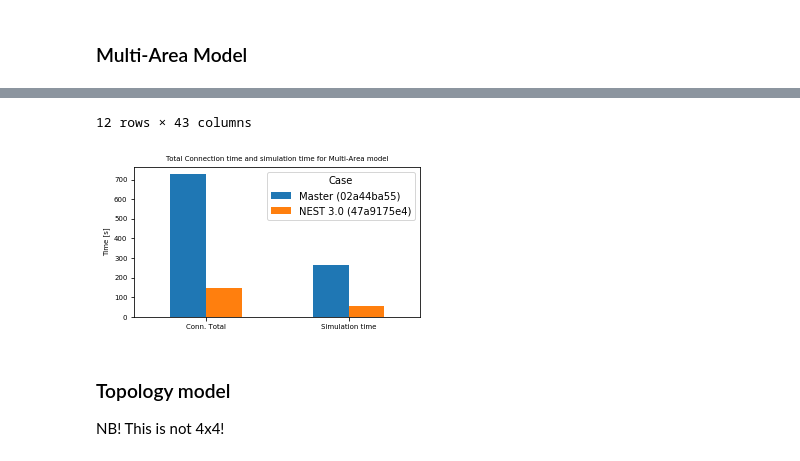
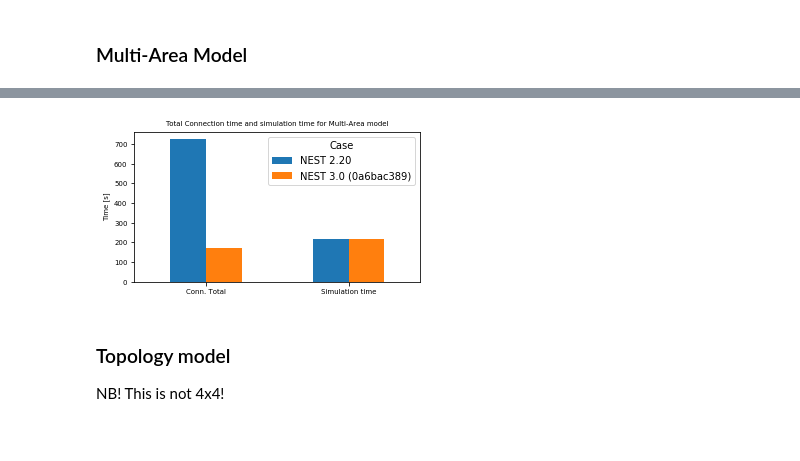
Before and after one commit to INM-6/beNNch, a Jupyter notebook: results/NEST_3_0_benchmark_results/NEST_3_0_benchmarks.ipynb, the cells around one changed output, grey strips where cells are left out. Cells and saved outputs as stored; diff of their text form; code cells hidden in the pictures.

Commit message:
Updated MAM results

```diff
--- a/results/NEST_3_0_benchmark_results/NEST_3_0_benchmarks.ipynb
+++ b/results/NEST_3_0_benchmark_results/NEST_3_0_benchmarks.ipynb
@@ -348,12 +348,14 @@ TypeError: Empty 'DataFrame': no numeric data to plot
 # %% [markdown]
 ### Multi-Area Model
 # %%
-MAM_m = pd.read_csv('results/multi-area_model_02a44ba55_daint.csv')
-MAM_m['Case'] = ['Master (02a44ba55)'] * len(MAM_m)
-MAM_3 = pd.read_csv('results/multi-area_model_3_0_47a9175e4_daint.csv')
-MAM_3['Case'] = ['NEST 3.0 (47a9175e4)'] * len(MAM_m)
+MAM_220 = pd.read_csv('results/multi-area_model_2_20_daint.csv')
+MAM_220['Case'] = ['NEST 2.20'] * len(MAM_220)
+MAM_3 = pd.read_csv('results/multi-area_model_3_0_0a6bac389_daint.csv')
+MAM_3['Case'] = ['NEST 3.0 (0a6bac389)'] * len(MAM_3)
+MAM_3_old = pd.read_csv('results/multi-area_model_3_0_47a9175e4_daint.csv')
+MAM_3_old['Case'] = ['NEST 3.0 (47a9175e4) - old'] * len(MAM_3_old)
 
-MAM = pd.concat([MAM_m, MAM_3])
+MAM = pd.concat([MAM_220, MAM_3, MAM_3_old])
 
 MAM['T_conns_min'] = MAM['T_network_global_min'] + MAM['T_connect_min']
 MAM['T_conns_max'] = MAM['T_network_global_max'] + MAM['T_connect_max']
@@ -390,19 +375,33 @@ Name: N_nrns, dtype: int64
 # %%
-MAM_16 = MAM[MAM['NUMBER_OF_NODES']==16]
+if True:
+    MAM_full_220 = pd.read_csv('results/multi-area_model_2_20_daint_full.csv')
+    MAM_full_220['Case'] = ['NEST 2.20'] * len(MAM_full_220)
+    MAM_full_3 = pd.read_csv('results/multi-area_model_3_0_0a6bac389_daint_full.csv')
+    MAM_full_3['Case'] = ['NEST 3.0 (0a6bac389)'] * len(MAM_full_3)
+
+    MAM_full = pd.concat([MAM_full_220, MAM_full_3])
+
+    MAM_full['T_conns_min'] = MAM_full['T_network_global_min'] + MAM_full['T_connect_min']
+    MAM_full['T_conns_max'] = MAM_full['T_network_global_max'] + MAM_full['T_connect_max']
+
+    MAM_full= calculate_T_conn_and_memory(MAM_full)
+else:
+    MAM_full = MAM[MAM['NUMBER_OF_NODES']==16]
+
+MAM_full['Simulation time'] = MAM_full['T_sim']
 
 values = ['Conn. Total', 'Simulation time']
 
-df_p = pd.pivot_table(MAM_16, columns='Case', values=values)
+df_p = pd.pivot_table(MAM_full, columns='Case', values=values)
 
 fig, axes = plt.subplots(nrows=1, ncols=1, figsize=(cm2inch(13),cm2inch(7)))
-
 df_p.plot(kind='bar', ax = axes, title='Total Connection time and simulation time for Multi-Area model',
           fontsize=fontsize_axis, rot=0)
 axes.set_ylabel('Time [s]')
 
 fig.savefig("figures/multi-area_model_original_size_Tconntotal_tsim.pdf", bbox_inches='tight')
 
-fig.savefig("figures/multi-area_model_original_size_Tconntotal_tsim.svg", bbox_inches='tight')
+#fig.savefig("figures/multi-area_model_original_size_Tconntotal_tsim.svg", bbox_inches='tight')
 
-MAM
+df_p
 # %% [output]
@@ -422,5 +411,4 @@ MAM
-12 rows × 43 columns
-[figure, old version]
+[figure, new version]
 # %% [markdown]
 ### Topology model
 
```
Also changed, not shown: parts of 2 cells of this notebook, 7 other files.
